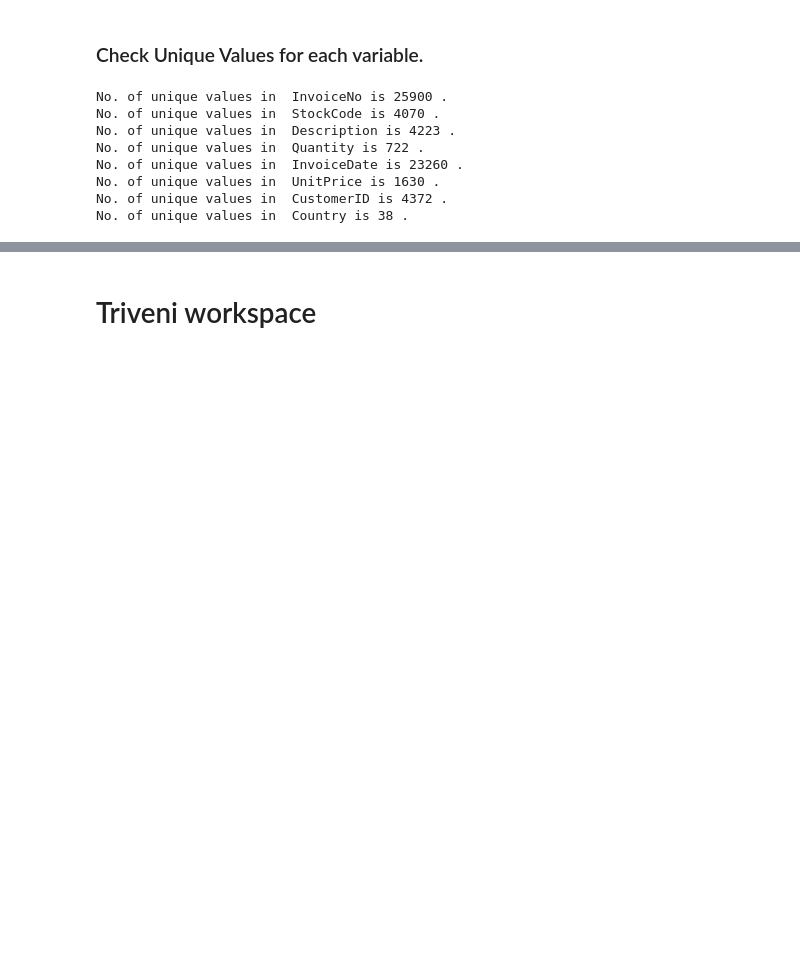
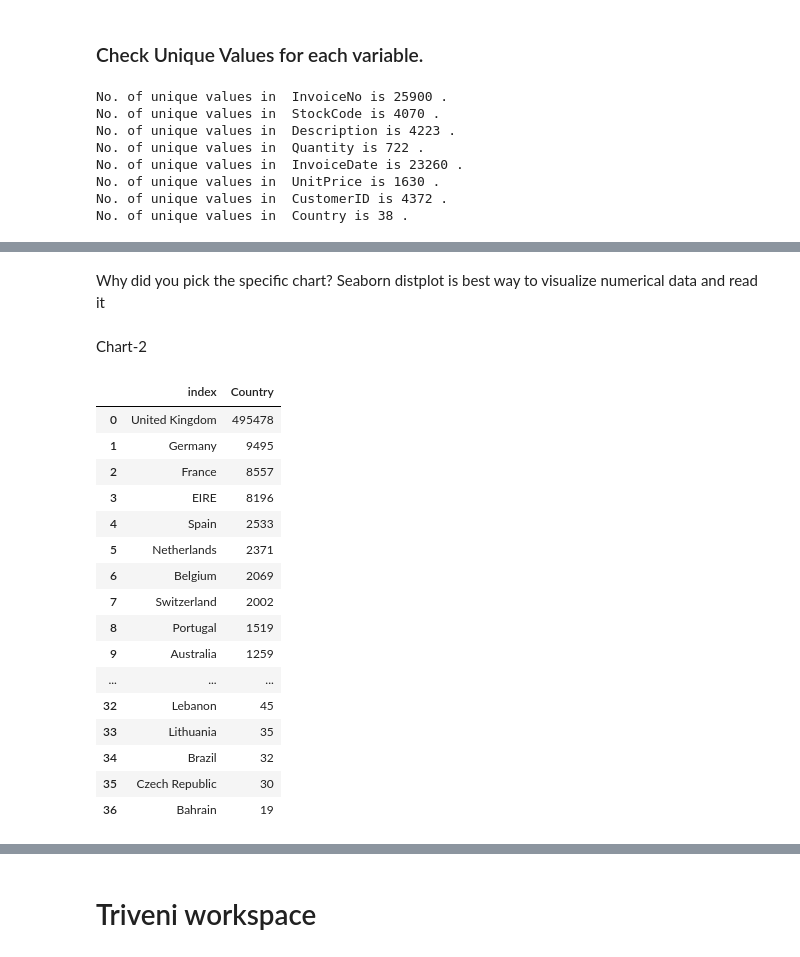
Before and after one commit to LeemojiReddy/online-retail-customer-segmentation, a Jupyter notebook: orcs.ipynb, the cells around one changed output, grey strips where cells are left out. Cells and saved outputs as stored; diff of their text form; code cells hidden in the pictures; blank space fills up the shorter version.

```diff
--- a/orcs.ipynb
+++ b/orcs.ipynb
@@ -224,0 +273,26 @@ print(num_features)
+# %% [markdown]
+Why did you pick the specific chart?
+Seaborn distplot is best way to visualize numerical data and read it
+# %% [markdown]
+Chart-2
+# %%
+top_countries = pd.DataFrame(df['Country'].value_counts().sort_values(ascending = False).reset_index())
+top_countries.head(37)
+# %% [output]
+|  | index | Country |
+| 0 | United Kingdom | 495478 |
+| 1 | Germany | 9495 |
+| 2 | France | 8557 |
+| 3 | EIRE | 8196 |
+| 4 | Spain | 2533 |
+| 5 | Netherlands | 2371 |
+| 6 | Belgium | 2069 |
+| 7 | Switzerland | 2002 |
+| 8 | Portugal | 1519 |
+| 9 | Australia | 1259 |
+| ... | ... | ... |
+| 32 | Lebanon | 45 |
+| 33 | Lithuania | 35 |
+| 34 | Brazil | 32 |
+| 35 | Czech Republic | 30 |
+| 36 | Bahrain | 19 |
```
Also changed, not shown: parts of 21 cells of this notebook.
